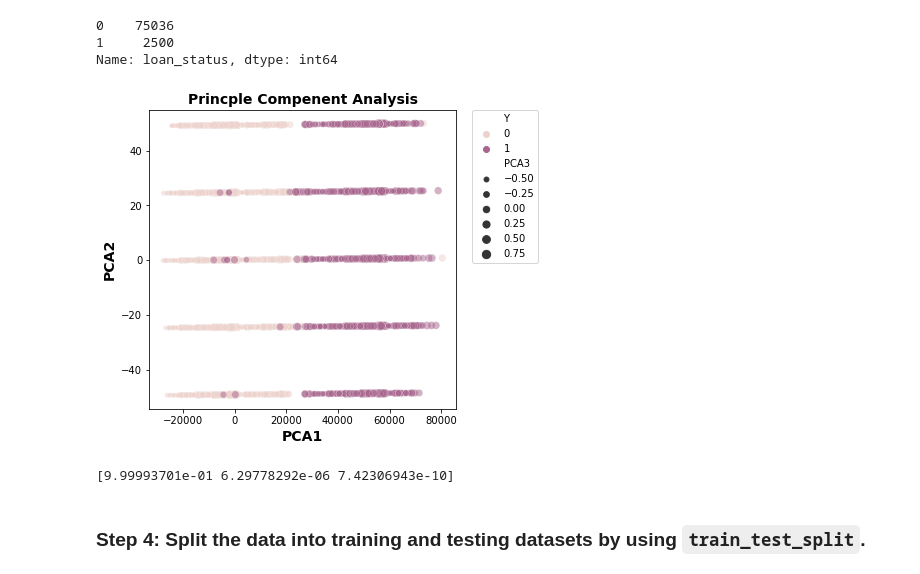
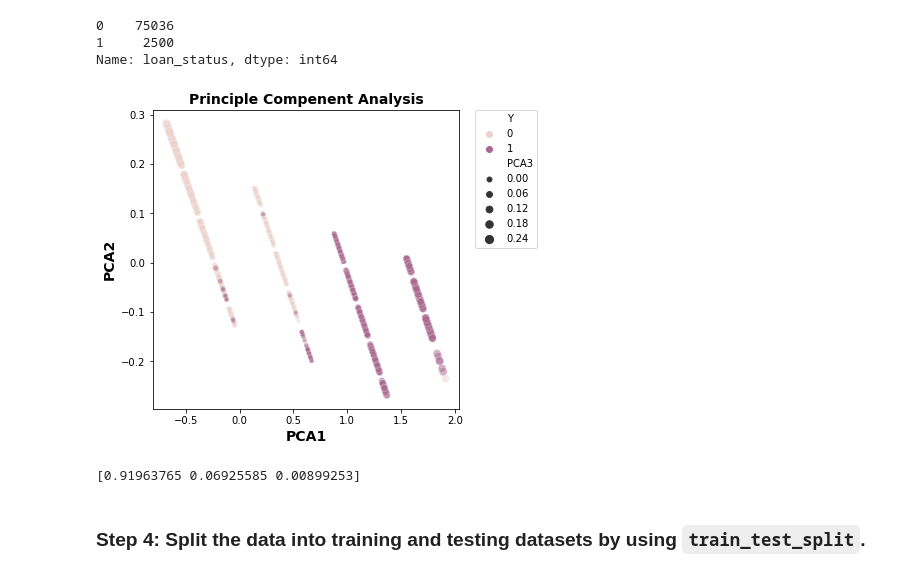
Before and after one commit to KevinDai99/Credit-Risk-Classification-, a Jupyter notebook: credit_risk_classification.ipynb, the cells around one changed output. Cells and saved outputs as stored; diff of their text form; code cells hidden in the pictures.

```diff
--- a/credit_risk_classification.ipynb
+++ b/credit_risk_classification.ipynb
@@ -68,34 +68,40 @@ Name: loan_status, dtype: int64
 # %%
 # Data Explorations
 
+# Scale data first
+from sklearn.preprocessing import MinMaxScaler
+scaler = MinMaxScaler()
+data_rescaled = scaler.fit_transform(X)
+
+# PCA Analysis
 from sklearn.decomposition import PCA
 
 pca = PCA(n_components = 3)
-pca.fit(X)
+pca.fit(data_rescaled)
 
-transform = pca.fit_transform(X)
+transform = pca.fit_transform(data_rescaled)
 
 df_pca = pd.DataFrame(transform, columns = ['PCA1', 'PCA2', 'PCA3'])
 df_pca['Y'] = Y
 # %%
 plt.figure(figsize=(5.5, 5.5))
 
 sns.scatterplot(x = 'PCA1', y = 'PCA2', size = 'PCA3', data = df_pca,
                hue = 'Y', alpha = 0.5, hue_norm=(0, 2))
 
 
 plt.xlabel('PCA1', fontsize=14, fontweight='bold')
 plt.ylabel('PCA2', fontsize=14, fontweight='bold')
-plt.title('Princple Compenent Analysis', fontsize = 14, fontweight = 'bold')
+plt.title('Principle Compenent Analysis', fontsize = 14, fontweight = 'bold')
 plt.legend(bbox_to_anchor=(1.05, 1), loc=2, borderaxespad=0)
 
 
 plt.show()
 
 print(pca.explained_variance_ratio_)
 # %% [output]
-[figure, old version]
+[figure, new version]
-[9.99993701e-01 6.29778292e-06 7.42306943e-10]
+[0.91963765 0.06925585 0.00899253]
 # %% [markdown]
 ### Step 4: Split the data into training and testing datasets by using `train_test_split`.
 # %%
```
